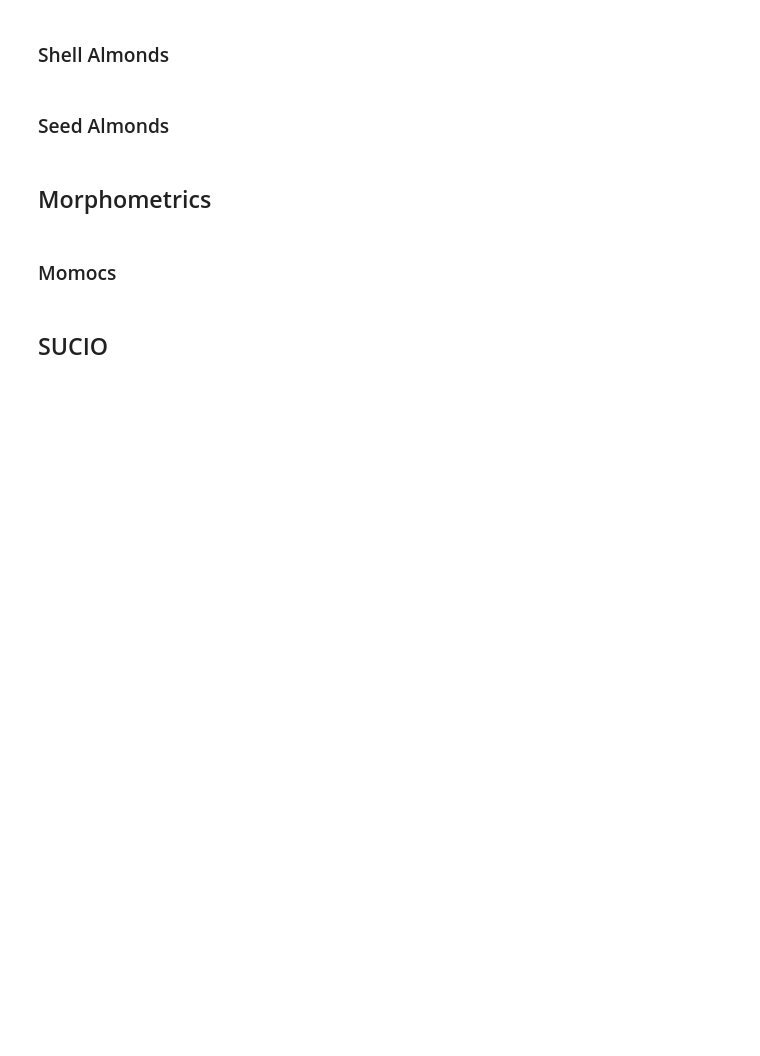
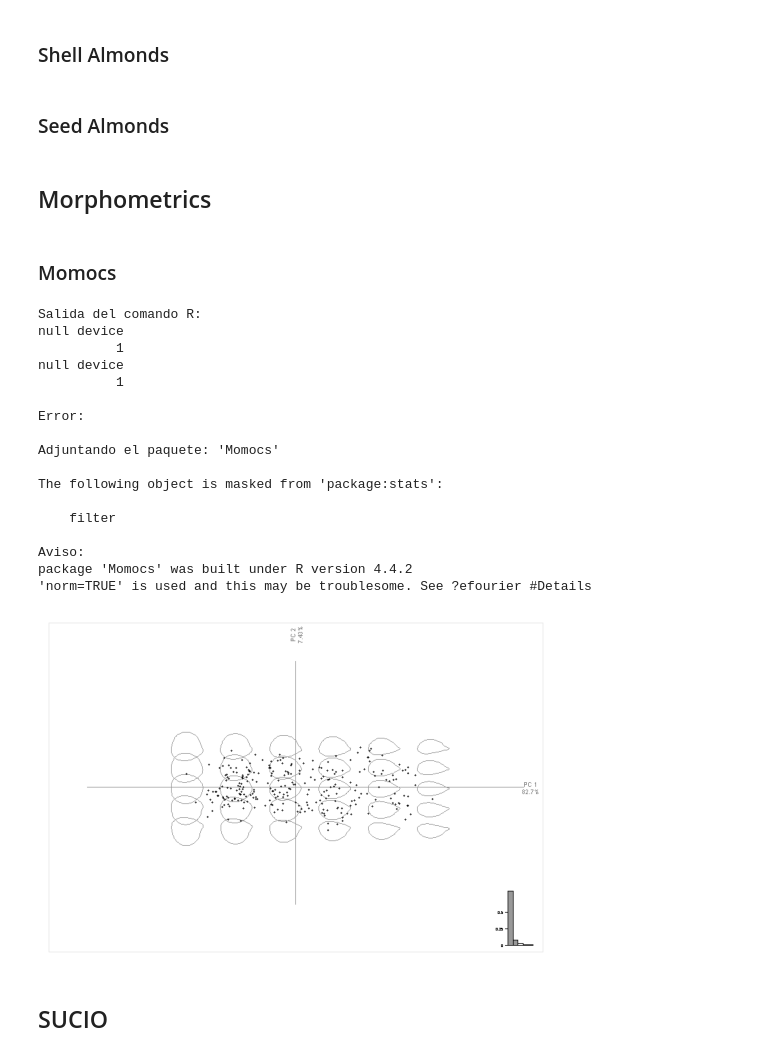
Before and after one commit to jorgemasgomez/almondcv2, a Jupyter notebook: main_processing.ipynb, the cells around one changed output. Saved outputs shown, nothing was run; the diff lists cells and outputs as text; code cells hidden in the pictures; blank space fills up the shorter version.

Commit message:
Advances_morphometrics_R

```diff
--- a/main_processing.ipynb
+++ b/main_processing.ipynb
@@ -293,6 +293,28 @@ install_morphometrics_packages_r()
 #Analisis exploratorio para decidir nharmonics
 exploratory_morphometrics_r(info_data=info_data_masks, grouping_factor="ID", directorio_input=input_masks,
                              output_directory=working_directory, show=True, nharmonics=10,nexamples=2)
+# %%
+ruta=os.path.join(working_directory,"exploratory_plots","outlines_objects.rds")
+run_efourier_pca_morphometrics_r(ruta_outline_objects=ruta, nharmonics=10, output_directory=working_directory, show=True)
+# %% [output]
+Salida del comando R:
+null device
+          1
+null device
+          1
+
+Error:
+
+Adjuntando el paquete: 'Momocs'
+
+The following object is masked from 'package:stats':
+
+    filter
+
+Aviso:
+package 'Momocs' was built under R version 4.4.2
+'norm=TRUE' is used and this may be troublesome. See ?efourier #Details
+[figure, added]
 # %% [markdown]
 ## SUCIO
 # %%
```
Also changed, not shown: parts of 1 cell of this notebook, 3 other files.
